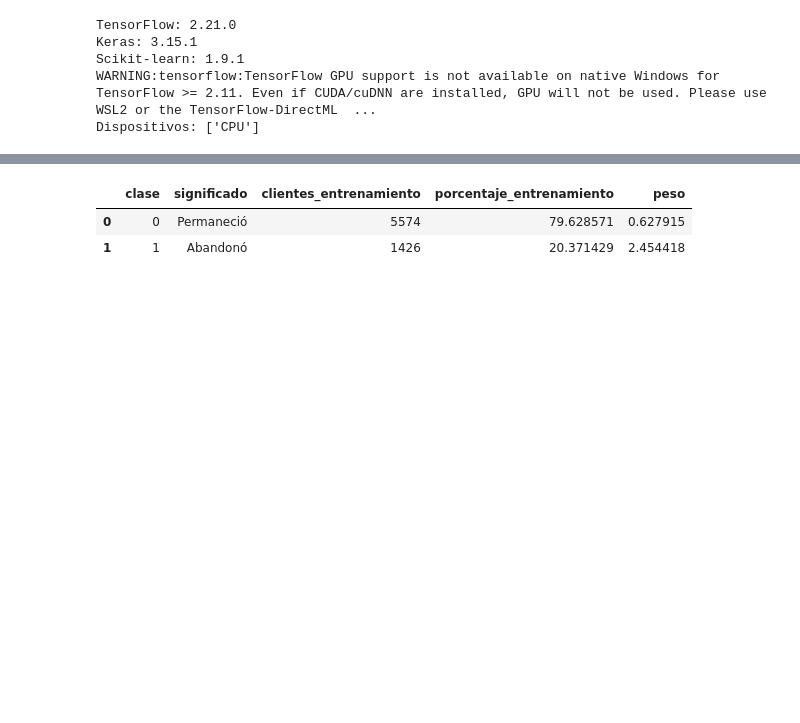
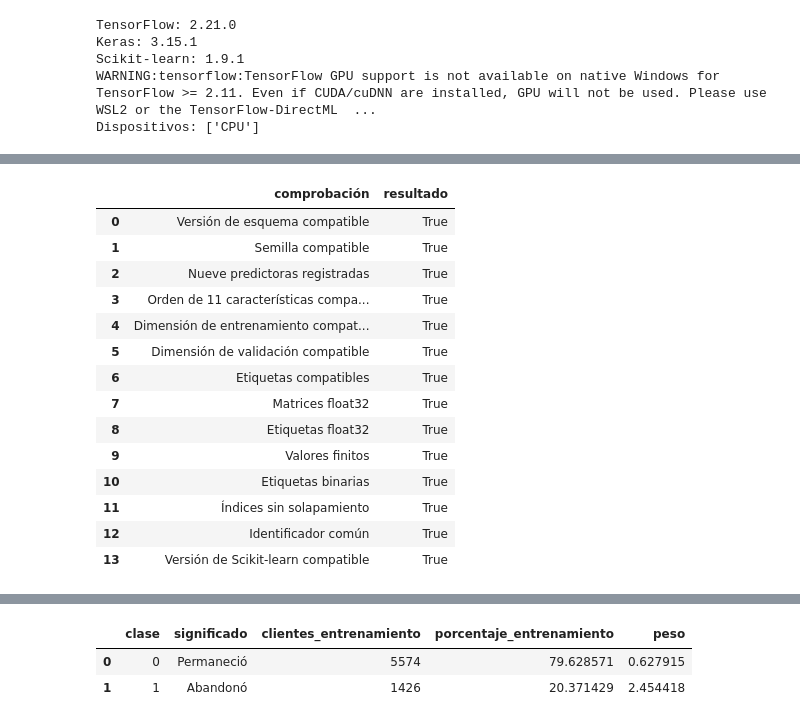
Before and after one commit to An2k24Dm/project-AI, a Jupyter notebook: notebooks/03_red_neuronal.ipynb, the cells around one changed output, grey strips where cells are left out. Saved outputs shown, nothing was run; the diff lists cells and outputs as text; code cells hidden in the pictures; blank space fills up the shorter version.

Commit message:
Ajustes Entrenamiento

```diff
--- a/notebooks/03_red_neuronal.ipynb
+++ b/notebooks/03_red_neuronal.ipynb
@@ -11,4 +11,5 @@ Se fijan semillas para NumPy y TensorFlow. En Windows nativo TensorFlow se ejecu
 # %%
+import json
 import os
 from pathlib import Path
 
@@ -21,13 +22,11 @@ import pandas as pd
 import sklearn
 import tensorflow as tf
 from IPython.display import display
-from sklearn.compose import ColumnTransformer
 from sklearn.metrics import average_precision_score, brier_score_loss, roc_auc_score
-from sklearn.model_selection import train_test_split
-from sklearn.preprocessing import OneHotEncoder, StandardScaler
 from sklearn.utils.class_weight import compute_class_weight
 
 RANDOM_STATE = 42
+SCHEMA_VERSION = "1.0"
 MAX_EPOCHS = 100
 BATCH_SIZE = 32
 
@@ -196,0 +59,91 @@ El conjunto de prueba permanece reservado y no se transforma en este notebook.
+# %%
+PROCESSED_CANDIDATES = [
+    Path("data") / "processed",
+    Path("..") / "data" / "processed",
+]
+PROCESSED_DIR = next((path for path in PROCESSED_CANDIDATES if path.is_dir()), None)
+if PROCESSED_DIR is None:
+    raise FileNotFoundError(
+        "No existe data/processed. Ejecute primero notebooks/02_preprocesamiento.ipynb."
+    )
+
+TRAIN_PATH = PROCESSED_DIR / "train.npz"
+VALIDATION_PATH = PROCESSED_DIR / "validation.npz"
+METADATA_PATH = PROCESSED_DIR / "metadata.json"
+required_paths = [TRAIN_PATH, VALIDATION_PATH, METADATA_PATH]
+missing_paths = [path.as_posix() for path in required_paths if not path.is_file()]
+if missing_paths:
+    raise FileNotFoundError(
+        "Faltan artefactos de preprocesamiento. Ejecute primero "
+        f"notebooks/02_preprocesamiento.ipynb. Ausentes: {missing_paths}"
+    )
+
+metadata = json.loads(METADATA_PATH.read_text(encoding="utf-8"))
+
+with np.load(TRAIN_PATH, allow_pickle=False) as train_artifact:
+    X_train_processed = train_artifact["X"].copy()
+    y_train_array = train_artifact["y"].copy()
+    train_indices = train_artifact["indices"].copy()
+    train_artifact_id = train_artifact["artifact_id"].item()
+
+with np.load(VALIDATION_PATH, allow_pickle=False) as validation_artifact:
+    X_val_processed = validation_artifact["X"].copy()
+    y_val_array = validation_artifact["y"].copy()
+    validation_indices = validation_artifact["indices"].copy()
+    validation_artifact_id = validation_artifact["artifact_id"].item()
+
+EXPECTED_TRANSFORMED_FEATURES = [
+    "CreditScore", "Age", "Tenure", "Balance", "NumOfProducts", "EstimatedSalary",
+    "Geography_France", "Geography_Germany", "Geography_Spain",
+    "HasCrCard", "IsActiveMember",
+]
+
+compatibility_checks = {
+    "Versión de esquema compatible": metadata.get("preprocessing_schema_version") == SCHEMA_VERSION,
+    "Semilla compatible": metadata.get("split", {}).get("random_state") == RANDOM_STATE,
+    "Nueve predictoras registradas": len(metadata.get("features", [])) == 9,
+    "Orden de 11 características compatible": metadata.get("transformed_features") == EXPECTED_TRANSFORMED_FEATURES,
+    "Dimensión de entrenamiento compatible": X_train_processed.shape == (7000, 11),
+    "Dimensión de validación compatible": X_val_processed.shape == (1500, 11),
+    "Etiquetas compatibles": y_train_array.shape == (7000,) and y_val_array.shape == (1500,),
+    "Matrices float32": X_train_processed.dtype == X_val_processed.dtype == np.float32,
+    "Etiquetas float32": y_train_array.dtype == y_val_array.dtype == np.float32,
+    "Valores finitos": bool(np.isfinite(X_train_processed).all() and np.isfinite(X_val_processed).all()),
+    "Etiquetas binarias": set(np.unique(y_train_array)) <= {0.0, 1.0} and set(np.unique(y_val_array)) <= {0.0, 1.0},
+    "Índices sin solapamiento": not set(train_indices) & set(validation_indices),
+    "Identificador común": train_artifact_id == validation_artifact_id == metadata.get("artifact_id"),
+    "Versión de Scikit-learn compatible": metadata.get("scikit_learn_version") == sklearn.__version__,
+}
+
+failed_checks = [name for name, result in compatibility_checks.items() if not result]
+if failed_checks:
+    raise ValueError(
+        "Los artefactos no son compatibles con este entrenamiento. "
+        "Ejecute primero notebooks/02_preprocesamiento.ipynb. "
+        f"Comprobaciones fallidas: {failed_checks}"
+    )
+
+display(pd.DataFrame({
+    "comprobación": compatibility_checks.keys(),
+    "resultado": compatibility_checks.values(),
+}))
+print("Directorio procesado:", PROCESSED_DIR.as_posix())
+print("Identificador de artefactos:", metadata["artifact_id"])
+print("Características:", metadata["transformed_features"])
+print("El archivo test.npz no se carga en este notebook.")
+# %% [output]
+|  | comprobación | resultado |
+| 0 | Versión de esquema compatible | True |
+| 1 | Semilla compatible | True |
+| 2 | Nueve predictoras registradas | True |
+| 3 | Orden de 11 características compa... | True |
+| 4 | Dimensión de entrenamiento compat... | True |
+| 5 | Dimensión de validación compatible | True |
+| 6 | Etiquetas compatibles | True |
+| 7 | Matrices float32 | True |
+| 8 | Etiquetas float32 | True |
+| 9 | Valores finitos | True |
+| 10 | Etiquetas binarias | True |
+| 11 | Índices sin solapamiento | True |
+| 12 | Identificador común | True |
+| 13 | Versión de Scikit-learn compatible | True |
```
Also changed, not shown: parts of 25 cells of this notebook, 14 other files.
